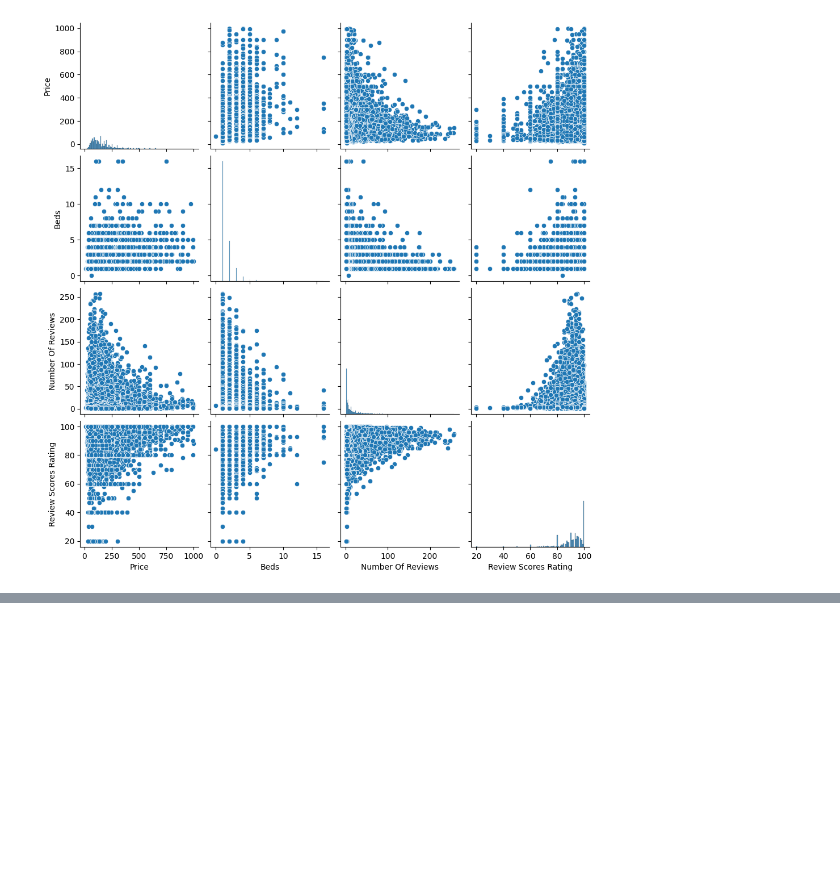
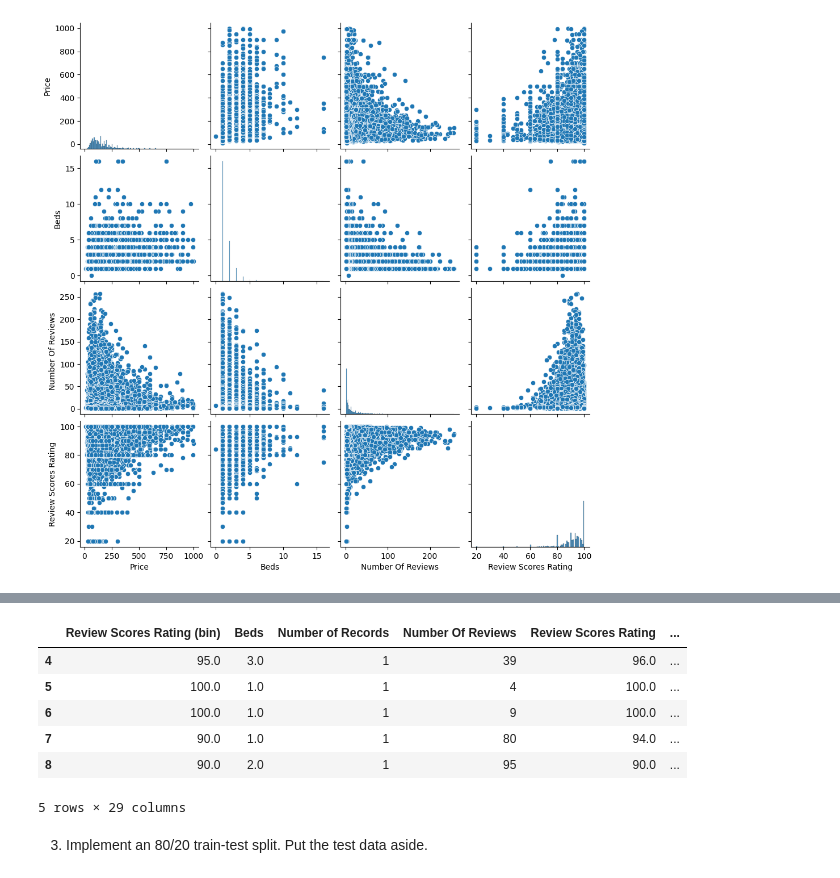
Before and after one commit to KaranRawatUVA/linearModels, a Jupyter notebook: lab/lab_notebook_applied.ipynb, the cells around one changed output, grey strips where cells are left out. Saved outputs shown, nothing was run; the diff lists cells and outputs as text; code cells hidden in the pictures; blank space fills up the shorter version.

```diff
--- a/lab/lab_notebook_applied.ipynb
+++ b/lab/lab_notebook_applied.ipynb
@@ -182,0 +212,23 @@ max              100.000000
+# %%
+
+X_d = pd.get_dummies(df['Neighbourhood'],dtype='int') # Create brand dummies
+
+X_d2 = pd.get_dummies(df['Property Type'],dtype='int') # Create brand dummies
+
+
+X_d3 = pd.get_dummies(df['Room Type'],dtype='int') # Create brand dummies
+
+X_d4 = pd.get_dummies(df['Zipcode'],dtype='int') # Create brand dummies
+
+X = pd.concat([df.drop(columns=['Neighbourhood', 'Property Type', 'Room Type', 'Zipcode', 'Price', 'Name', 'Host Id']) ,X_d, X_d2], axis=1) # Concatenate engineered features
+X.head()
+# %% [output]
+|  | Review Scores Rating (bin) | Beds | Number of Records | Number Of Reviews | Review Scores Rating | ... |
+| 4 | 95.0 | 3.0 | 1 | 39 | 96.0 | ... |
+| 5 | 100.0 | 1.0 | 1 | 4 | 100.0 | ... |
+| 6 | 100.0 | 1.0 | 1 | 9 | 100.0 | ... |
+| 7 | 90.0 | 1.0 | 1 | 80 | 94.0 | ... |
+| 8 | 90.0 | 2.0 | 1 | 95 | 90.0 | ... |
+5 rows × 29 columns
+# %% [markdown]
+3. Implement an 80/20 train-test split. Put the test data aside.
```
Also changed, not shown: parts of 5 cells of this notebook.
